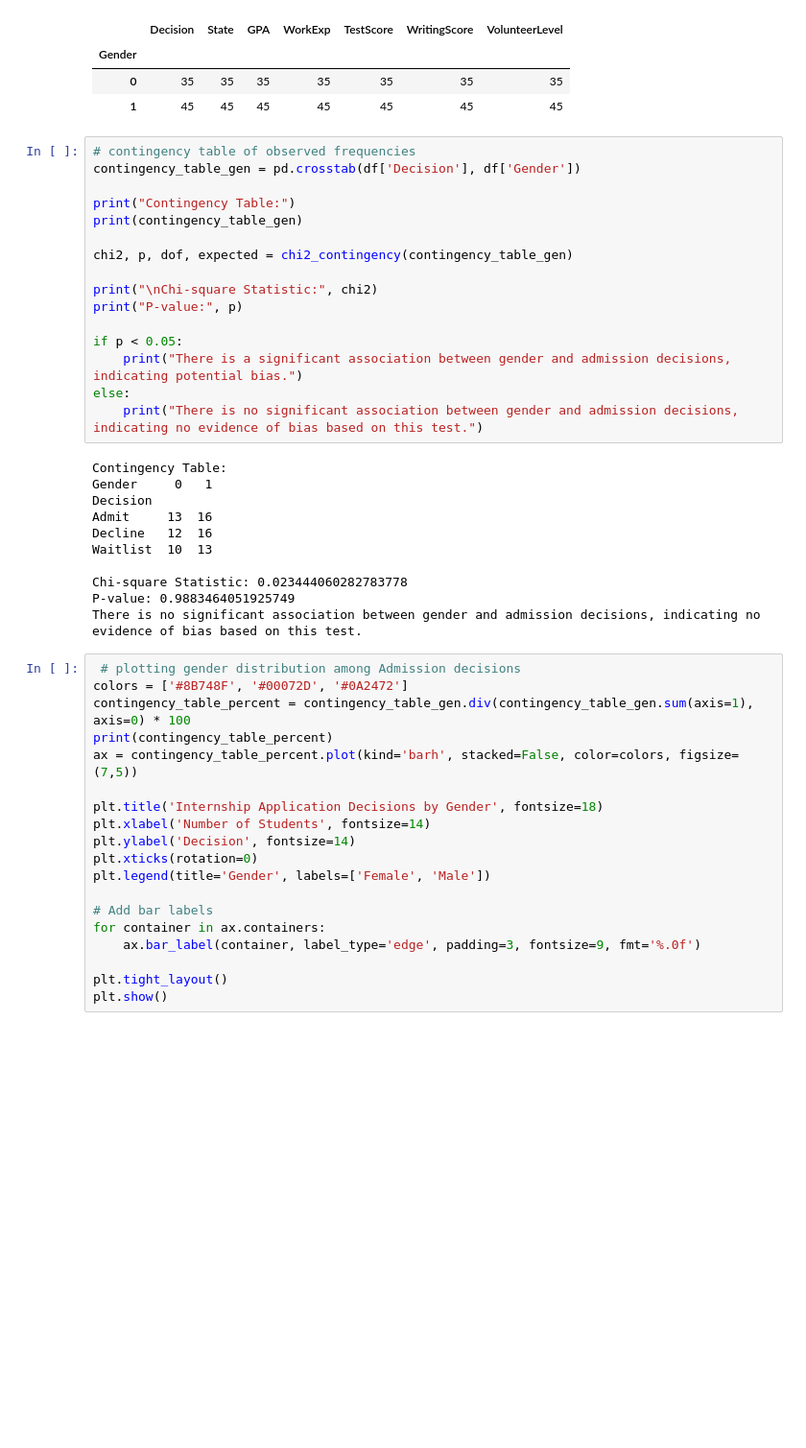
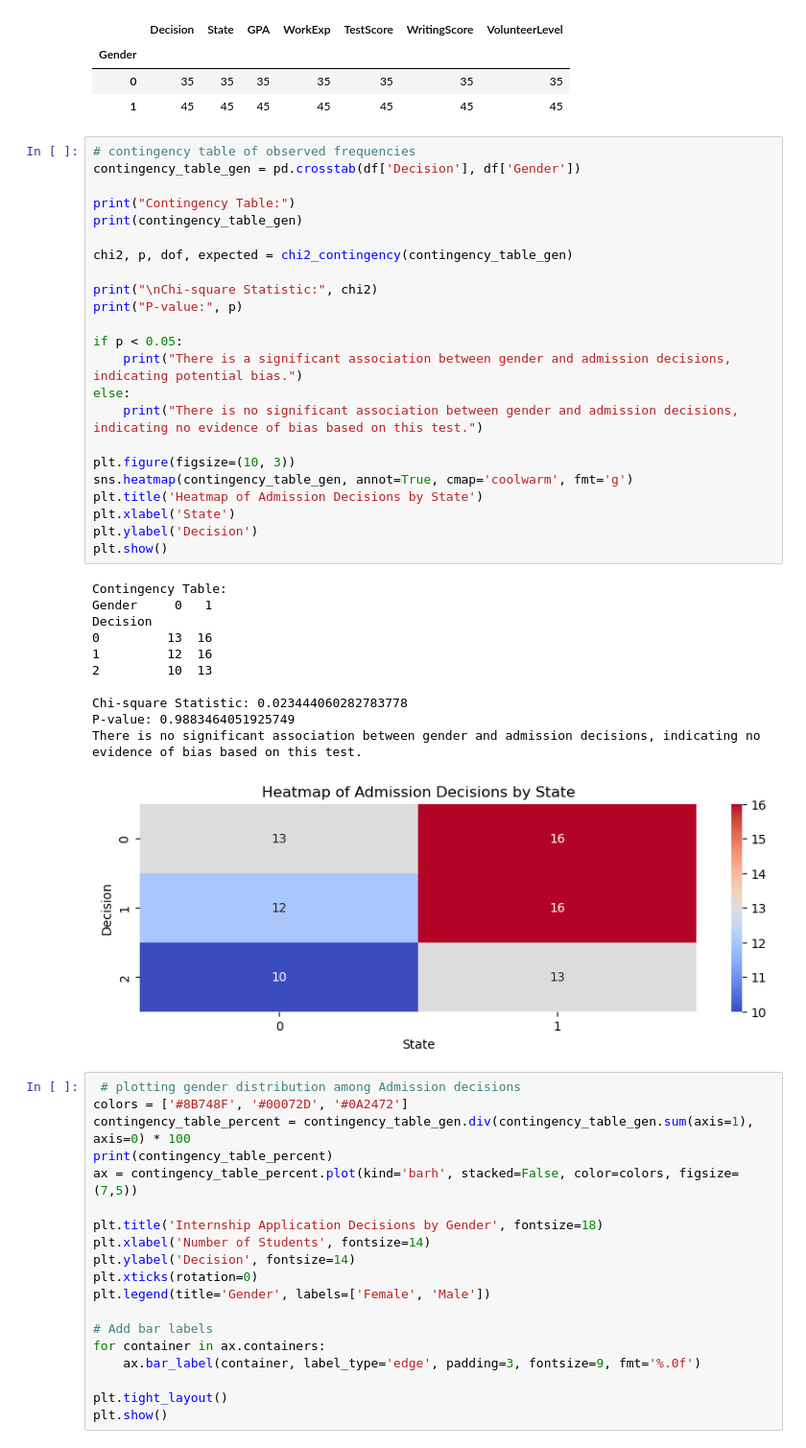
Before and after one commit to ad1589/dsan-5900.github.io, a Jupyter notebook: code/amelia_xgboost/xgboost.ipynb, the cells around one changed output. Shown at 96% size. Cells and saved outputs as stored; diff of their text form; blank space fills up the shorter version.

```diff
--- a/code/amelia_xgboost/xgboost.ipynb
+++ b/code/amelia_xgboost/xgboost.ipynb
@@ -81,30 +81,38 @@ df.groupby(['Gender']).count()
 # %%
 # contingency table of observed frequencies
 contingency_table_gen = pd.crosstab(df['Decision'], df['Gender'])
 
 print("Contingency Table:")
 print(contingency_table_gen)
 
 chi2, p, dof, expected = chi2_contingency(contingency_table_gen)
 
 print("\nChi-square Statistic:", chi2)
 print("P-value:", p)
 
 if p < 0.05:
     print("There is a significant association between gender and admission decisions, indicating potential bias.")
 else:
     print("There is no significant association between gender and admission decisions, indicating no evidence of bias based on this test.")
+
+plt.figure(figsize=(10, 3))
+sns.heatmap(contingency_table_gen, annot=True, cmap='coolwarm', fmt='g')
+plt.title('Heatmap of Admission Decisions by State')
+plt.xlabel('State')
+plt.ylabel('Decision')
+plt.show()
 # %% [output]
 Contingency Table:
 Gender     0   1
 Decision
-Admit     13  16
-Decline   12  16
-Waitlist  10  13
+0         13  16
+1         12  16
+2         10  13
 
 Chi-square Statistic: 0.023444060282783778
 P-value: 0.9883464051925749
 There is no significant association between gender and admission decisions, indicating no evidence of bias based on this test.
+[figure, added]
 # %%
  # plotting gender distribution among Admission decisions
 colors = ['#8B748F', '#00072D', '#0A2472']
```
Also changed, not shown: 2 other files.
